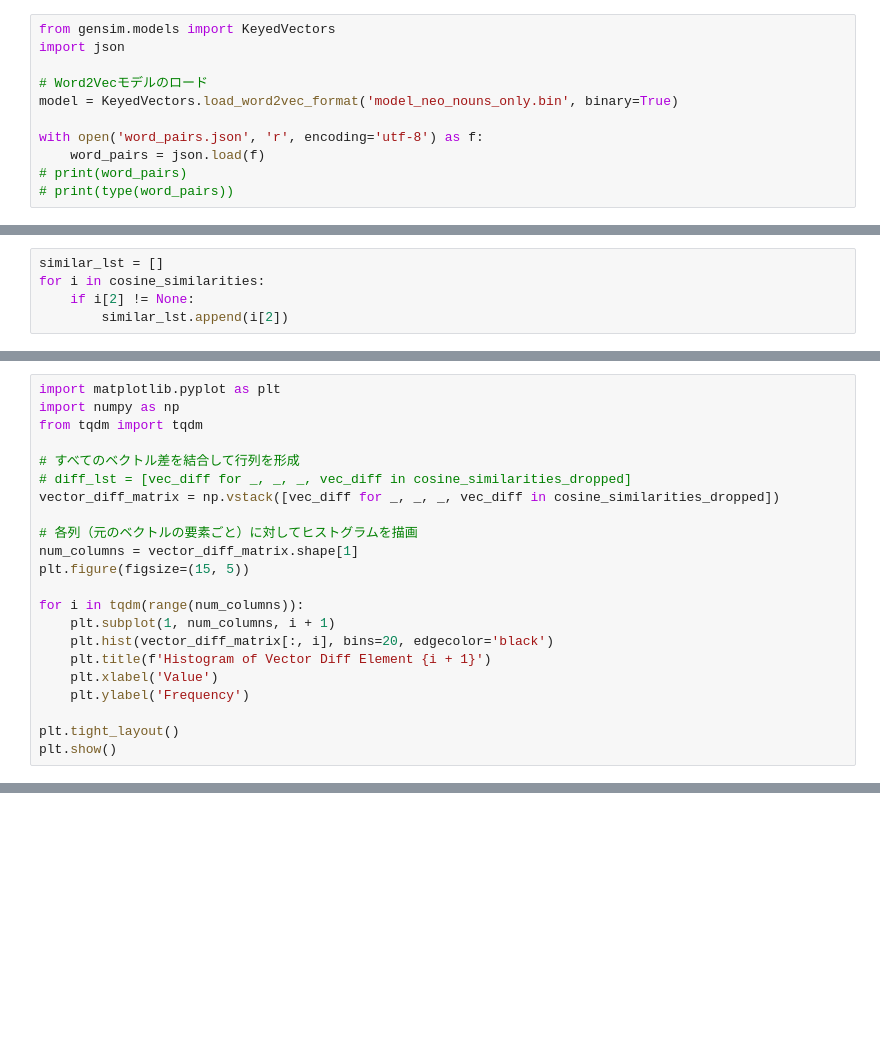
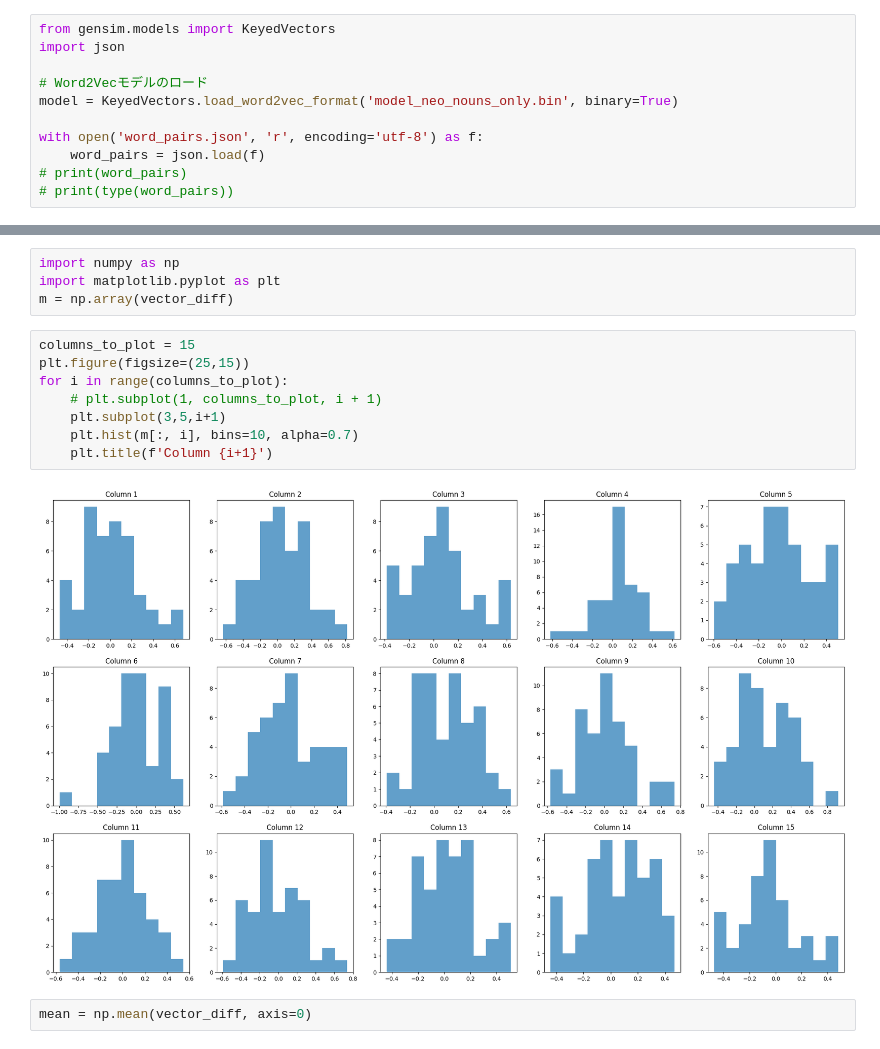
Before and after one commit to 0120MNGR/WordWolfML, a Jupyter notebook: similar_alg.ipynb, the cells around one changed output, grey strips where cells are left out. Cells and saved outputs as stored; diff of their text form; blank space fills up the shorter version.

```diff
--- a/similar_alg.ipynb
+++ b/similar_alg.ipynb
@@ -49,5 +43,0 @@ print(cosine_similarities_dropped)
-# %%
-similar_lst = []
-for i in cosine_similarities:
-    if i[2] != None:
-        similar_lst.append(i[2])
@@ -84,22 +43,0 @@ plt.hist(similar_lst, bins=10)
-# %%
-import matplotlib.pyplot as plt
-import numpy as np
-from tqdm import tqdm
-
-# すべてのベクトル差を結合して行列を形成
-# diff_lst = [vec_diff for _, _, _, vec_diff in cosine_similarities_dropped]
-vector_diff_matrix = np.vstack([vec_diff for _, _, _, vec_diff in cosine_similarities_dropped])
-
-# 各列（元のベクトルの要素ごと）に対してヒストグラムを描画
-num_columns = vector_diff_matrix.shape[1]
-plt.figure(figsize=(15, 5))
-
-for i in tqdm(range(num_columns)):
-    plt.subplot(1, num_columns, i + 1)
-    plt.hist(vector_diff_matrix[:, i], bins=20, edgecolor='black')
-    plt.title(f'Histogram of Vector Diff Element {i + 1}')
-    plt.xlabel('Value')
-    plt.ylabel('Frequency')
-
-plt.tight_layout()
-plt.show()
@@ -115,0 +44,16 @@ print(vector_diff_matrix)
+# %%
+import numpy as np
+import matplotlib.pyplot as plt
+m = np.array(vector_diff)
+# %%
+columns_to_plot = 15
+plt.figure(figsize=(25,15))
+for i in range(columns_to_plot):
+    # plt.subplot(1, columns_to_plot, i + 1)
+    plt.subplot(3,5,i+1)
+    plt.hist(m[:, i], bins=10, alpha=0.7)
+    plt.title(f'Column {i+1}')
+# %% [output]
+[figure, added]
+# %%
+mean = np.mean(vector_diff, axis=0)
```
Also changed, not shown: parts of 9 cells of this notebook, 1 other file.
